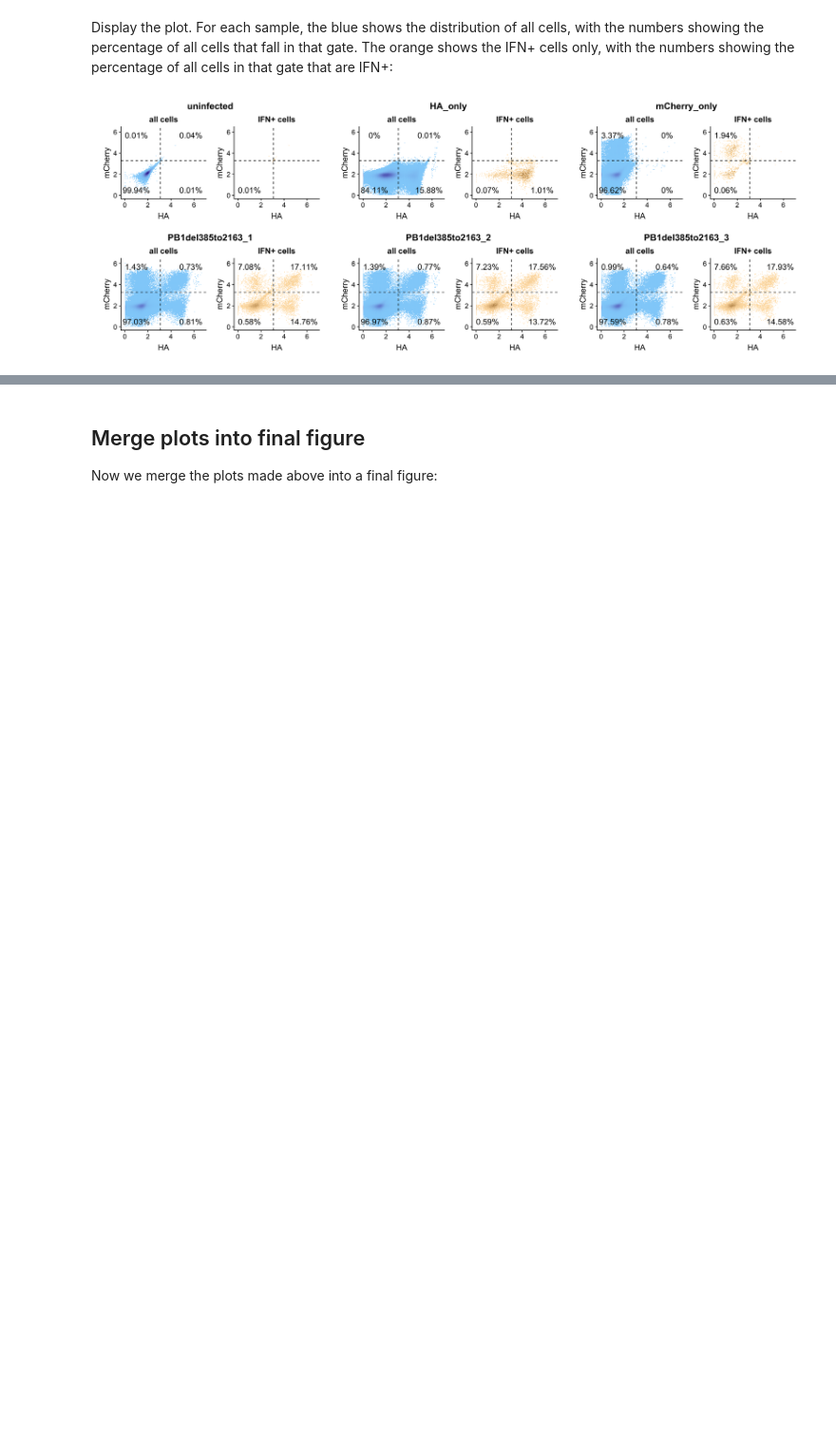
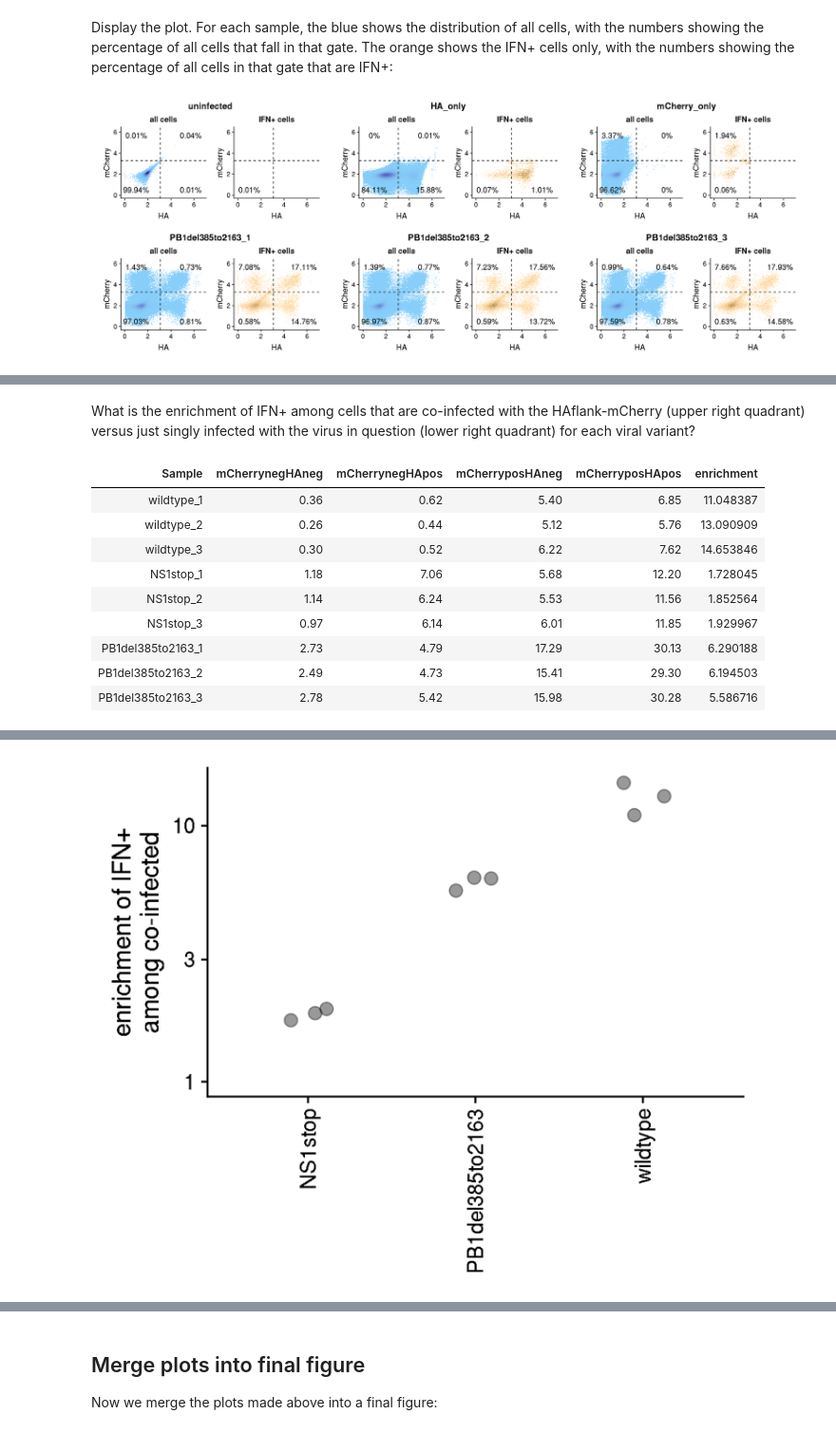
Before and after one commit to jbloomlab/IFNsorted_flu_single_cell, a Jupyter notebook: paper/figures/MutantComparison/make_plots.ipynb, the cells around one changed output, grey strips where cells are left out. Shown at 95% size. Saved outputs shown, nothing was run; the diff lists cells and outputs as text; code cells hidden in the pictures; blank space fills up the shorter version.

```diff
--- a/paper/figures/MutantComparison/make_plots.ipynb
+++ b/paper/figures/MutantComparison/make_plots.ipynb
@@ -471,0 +537,19 @@ saveShowPlot(p_coinfect_flow,
+# %%
+coinfect2_stats <- coinfect2_data %>%
+  mutate(quadrant=ifelse(mCherrypos & HApos, "mCherryposHApos",
+                  ifelse(mCherrypos & ! HApos, "mCherryposHAneg",
+                  ifelse(HApos & ! mCherrypos, "mCherrynegHApos",
+                  "mCherrynegHAneg")))) %>%
+  group_by(Sample) %>%
+  mutate(nsample=n()) %>%
+  group_by(quadrant, add=TRUE) %>%
+  mutate(percent_all=100 * n() / nsample,
+         percent_IFNpos=100 * sum(IFNpos) / n()) %>%
+  select(Sample, quadrant, percent_all, percent_IFNpos) %>%
+  unique %>%
+  mutate(
+    percent_IFNpos=ifelse((100 - percent_all) / 100 > gate_threshold2,
+         'n.a.', paste0(round(percent_IFNpos, 2), '%')),
+    percent_all=paste0(round(percent_all, 2), '%')
+    ) %>%
+  arrange(Sample, quadrant)
@@ -471,0 +629,35 @@ saveShowPlot(p_coinfect_flow,
+# %% [markdown]
+What is the enrichment of IFN+ among cells that are co-infected with the HAflank-mCherry (upper right quadrant) versus just singly infected with the virus in question (lower right quadrant) for each viral variant?
+# %%
+enrichment_stats <- coinfect2_stats %>%
+  filter(! str_detect(Sample, "uninfected") & ! str_detect(Sample, "only")) %>%
+  select(-percent_all) %>%
+  mutate(percent_IFNpos=gsub("%", "", percent_IFNpos) %>% as.double) %>%
+  spread(quadrant, percent_IFNpos) %>%
+  mutate(enrichment=mCherryposHApos / mCherrynegHApos)
+
+enrichment_stats
+
+set.seed(1)
+
+p_enrichment <- ggplot(
+    enrichment_stats %>%
+      separate(Sample, c("Sample"), sep="_"),
+    aes(Sample, enrichment)) +
+  geom_jitter(size=3, width=0.15, alpha=0.4) +
+  theme(axis.text.x=element_text(angle=90, vjust=0.5, hjust=1, size=12),
+        axis.title.x=element_blank()) +
+  scale_y_log10("enrichment of IFN+\namong co-infected", limits=c(1, NA))
+
+saveShowPlot(p_enrichment, 5, 4)
+# %% [output]
+| Sample | mCherrynegHAneg | mCherrynegHApos | mCherryposHAneg | mCherryposHApos | enrichment |
+| wildtype_1 | 0.36 | 0.62 | 5.40 | 6.85 | 11.048387 |
+| wildtype_2 | 0.26 | 0.44 | 5.12 | 5.76 | 13.090909 |
+| wildtype_3 | 0.30 | 0.52 | 6.22 | 7.62 | 14.653846 |
+| NS1stop_1 | 1.18 | 7.06 | 5.68 | 12.20 | 1.728045 |
+| NS1stop_2 | 1.14 | 6.24 | 5.53 | 11.56 | 1.852564 |
+| NS1stop_3 | 0.97 | 6.14 | 6.01 | 11.85 | 1.929967 |
+| PB1del385to2163_1 | 2.73 | 4.79 | 17.29 | 30.13 | 6.290188 |
+| PB1del385to2163_2 | 2.49 | 4.73 | 15.41 | 29.30 | 6.194503 |
+| PB1del385to2163_3 | 2.78 | 5.42 | 15.98 | 30.28 | 5.586716 |
@@ -471,0 +666 @@ saveShowPlot(p_coinfect_flow,
+[figure, added]
```
Also changed, not shown: parts of 17 cells of this notebook, 40 other files.
